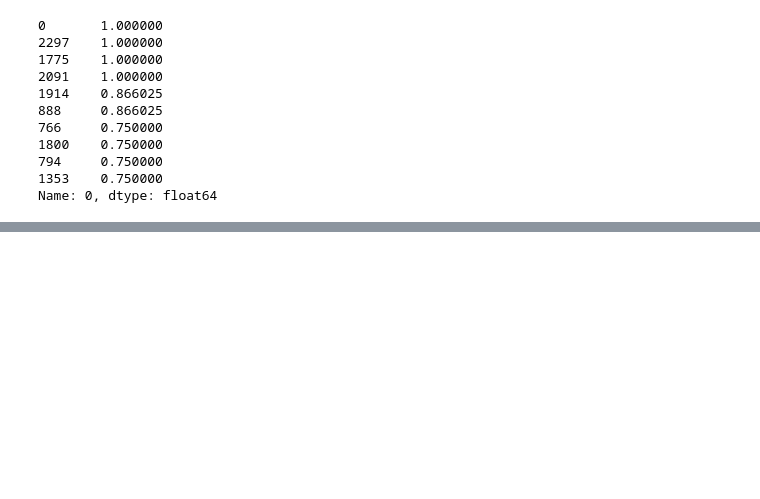
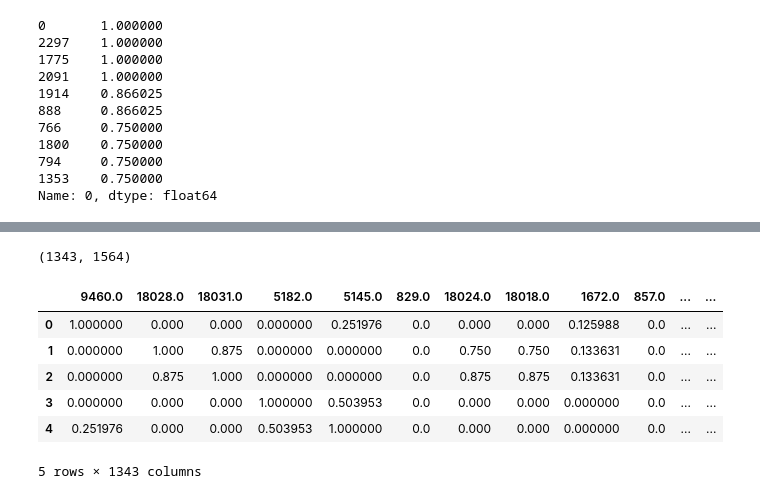
Before and after one commit to miamedra2/RecommenderforSalesData, a Jupyter notebook: Recommender_for_sales_data.ipynb, the cells around one changed output, grey strips where cells are left out. Saved outputs shown, nothing was run; the diff lists cells and outputs as text; code cells hidden in the pictures; blank space fills up the shorter version.

```diff
--- a/Recommender_for_sales_data.ipynb
+++ b/Recommender_for_sales_data.ipynb
@@ -1170,0 +1277,8 @@ KeyError: 'Products.name'
+# %%
+def preprocess_text(text):
+    text = text.lower()
+    text = re.sub("([^0-9A-Za-z \t])|(\w+:\/\/\S+)", ' ', text)
+    text = re.sub(r'\d+', '', text)
+    return text
+# %%
+df_group['Order_Items.product_name_mod'] = df_group['Order_Items.product_name'].apply(lambda x: preprocess_text(x))
@@ -1170,0 +1294,4 @@ KeyError: 'Products.name'
+# %%
+vect = CountVectorizer(stop_words='english')
+sparse_matrix = vect.fit_transform(df_group['Order_Items.product_name_mod'])
+sparse_matrix.shape
@@ -1170,0 +1300,4 @@ KeyError: 'Products.name'
+# %%
+doc_term_matrix = sparse_matrix.todense()
+df_sparse = pd.DataFrame(doc_term_matrix, columns=vect.get_feature_names())
+df_sparse.head()
@@ -1170,0 +1312,15 @@ KeyError: 'Products.name'
+# %%
+df_sparse.shape
+# %% [output]
+(1343, 1564)
+# %%
+df_cos = pd.DataFrame(cosine_similarity(df_sparse, df_sparse), columns=df_group['Products.id'].tolist())
+df_cos.head()
+# %% [output]
+|  | 9460.0 | 18028.0 | 18031.0 | 5182.0 | 5145.0 | 829.0 | 18024.0 | 18018.0 | 1672.0 | 857.0 | ... | ... |
+| 0 | 1.000000 | 0.000 | 0.000 | 0.000000 | 0.251976 | 0.0 | 0.000 | 0.000 | 0.125988 | 0.0 | ... | ... |
+| 1 | 0.000000 | 1.000 | 0.875 | 0.000000 | 0.000000 | 0.0 | 0.750 | 0.750 | 0.133631 | 0.0 | ... | ... |
+| 2 | 0.000000 | 0.875 | 1.000 | 0.000000 | 0.000000 | 0.0 | 0.875 | 0.875 | 0.133631 | 0.0 | ... | ... |
+| 3 | 0.000000 | 0.000 | 0.000 | 1.000000 | 0.503953 | 0.0 | 0.000 | 0.000 | 0.000000 | 0.0 | ... | ... |
+| 4 | 0.251976 | 0.000 | 0.000 | 0.503953 | 1.000000 | 0.0 | 0.000 | 0.000 | 0.000000 | 0.0 | ... | ... |
+5 rows × 1343 columns
```
Also changed, not shown: parts of 61 cells of this notebook.
